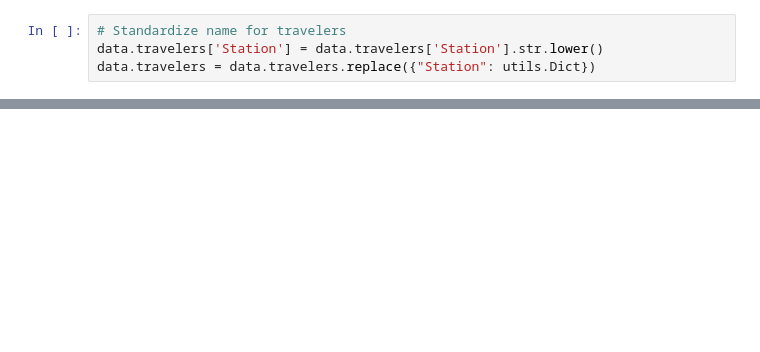
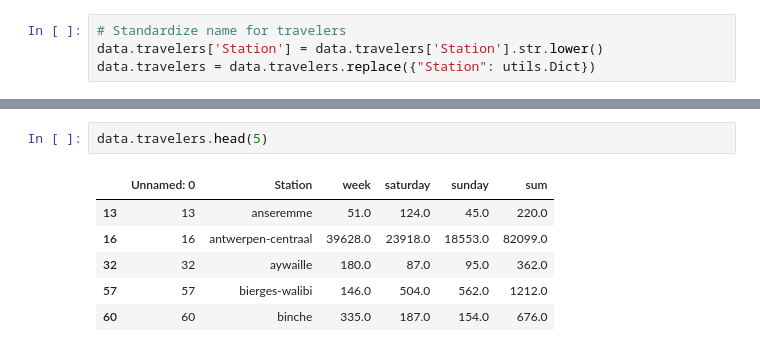
Before and after one commit to Seoyangsam/ACRM, a Jupyter notebook: src/Q21-22.ipynb, the cells around one changed output, grey strips where cells are left out. Drawn from its saved outputs; the diff is of its cells as text; blank space fills up the shorter version.

```diff
--- a/src/Q21-22.ipynb
+++ b/src/Q21-22.ipynb
@@ -23,0 +61,9 @@ data.travelers = data.travelers.replace({"Station": utils.Dict})
+# %%
+data.travelers.head(5)
+# %% [output]
+|  | Unnamed: 0 | Station | week | saturday | sunday | sum |
+| 13 | 13 | anseremme | 51.0 | 124.0 | 45.0 | 220.0 |
+| 16 | 16 | antwerpen-centraal | 39628.0 | 23918.0 | 18553.0 | 82099.0 |
+| 32 | 32 | aywaille | 180.0 | 87.0 | 95.0 | 362.0 |
+| 57 | 57 | bierges-walibi | 146.0 | 504.0 | 562.0 | 1212.0 |
+| 60 | 60 | binche | 335.0 | 187.0 | 154.0 | 676.0 |
```
Also changed, not shown: parts of 13 cells of this notebook, 2 other files.
